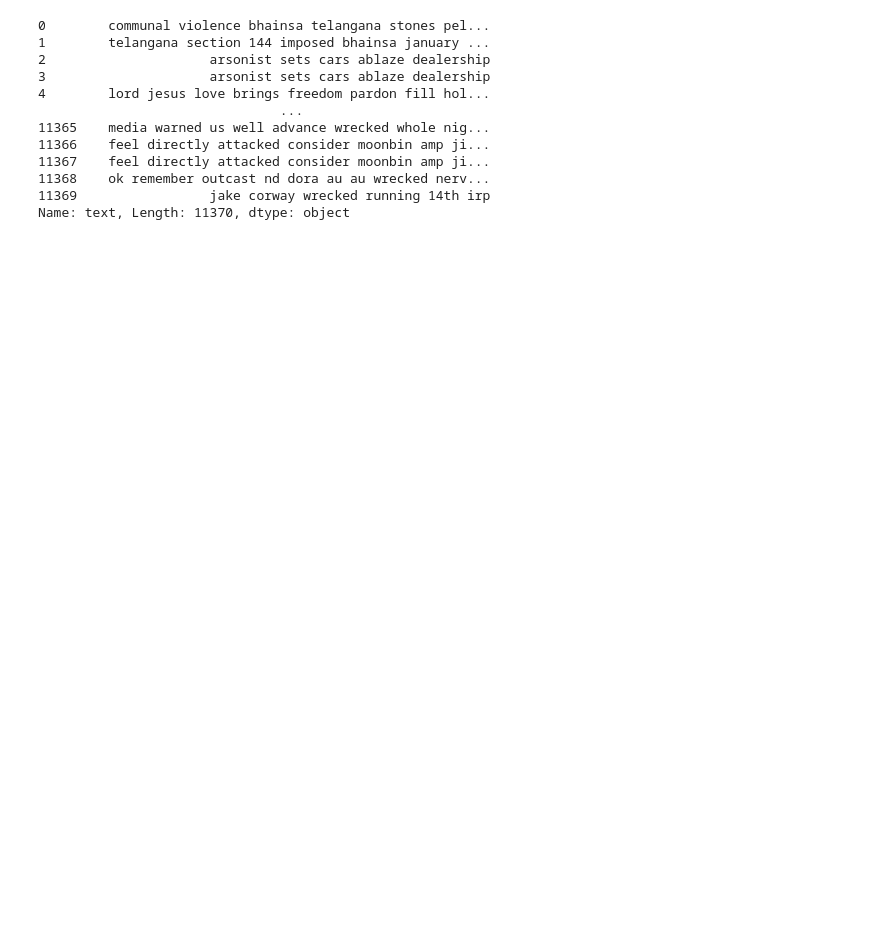
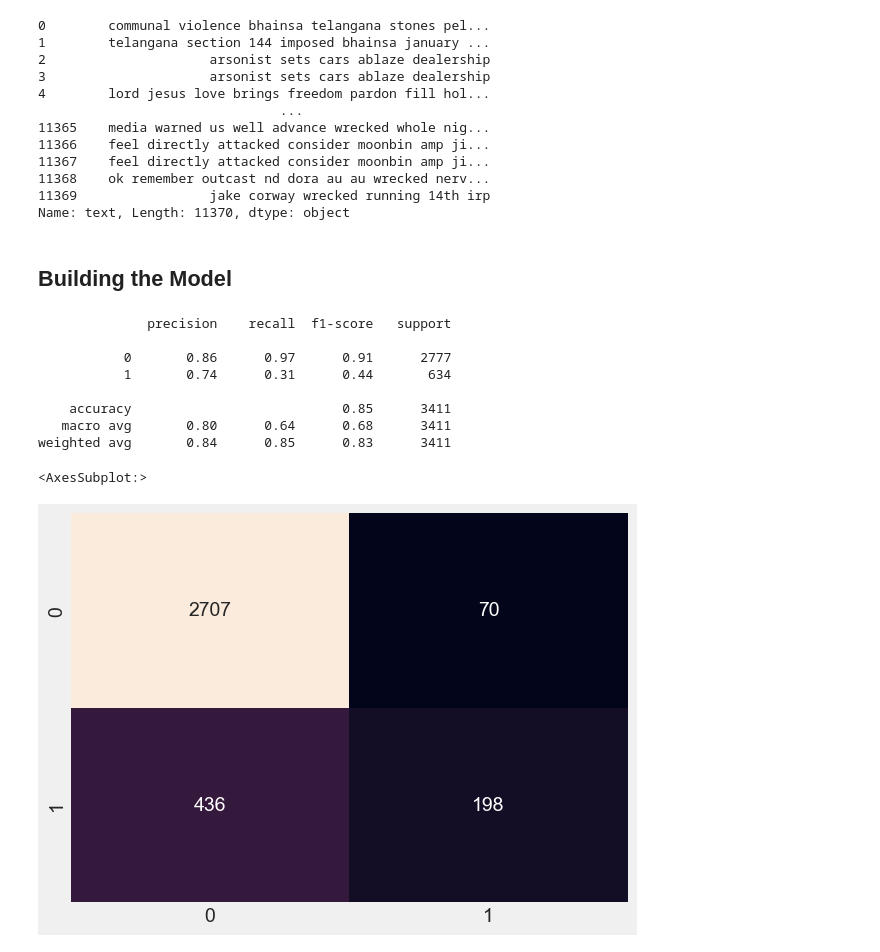
Before and after one commit to mahuthu/disaster-tweets-classification, a Jupyter notebook: Disaster_tweets.ipynb, the cells around one changed output. Cells and saved outputs as stored; diff of their text form; code cells hidden in the pictures; blank space fills up the shorter version.

```diff
--- a/Disaster_tweets.ipynb
+++ b/Disaster_tweets.ipynb
@@ -239,3 +238,34 @@ df['text']
 11368    ok remember outcast nd dora au au wrecked nerv...
 11369                 jake corway wrecked running 14th irp
 Name: text, Length: 11370, dtype: object
+# %% [markdown]
+## Building the Model
+# %%
+# splitting the data
+x = df['text']
+y = df["target"]
+
+x_train, x_test, y_train, y_test = train_test_split(x, y, test_size= 0.3, random_state=101, stratify= y)
+# vectorizing the text data
+tfidf = TfidfVectorizer(min_df= 3, max_df=0.5, analyzer="char_wb", ngram_range= (3,5), max_features= 1000)
+x_train_vec = tfidf.fit_transform(x_train)
+x_test_vec = tfidf.transform(x_test)
+# %%
+#creating the model
+logreg = LogisticRegression()
+logreg.fit(x_train_vec, y_train)
+y_pred = logreg.predict(x_test_vec)
+# %%
+print(classification_report(y_test, y_pred))
+sns.heatmap(confusion_matrix(y_test, y_pred), annot=True, fmt = "g", cbar = False)
+# %% [output]
+              precision    recall  f1-score   support
+
+           0       0.86      0.97      0.91      2777
+           1       0.74      0.31      0.44       634
+
+    accuracy                           0.85      3411
+   macro avg       0.80      0.64      0.68      3411
+weighted avg       0.84      0.85      0.83      3411
+<AxesSubplot:>
+[figure, added]
```
Also changed, not shown: parts of 7 cells of this notebook, 1 other file.
